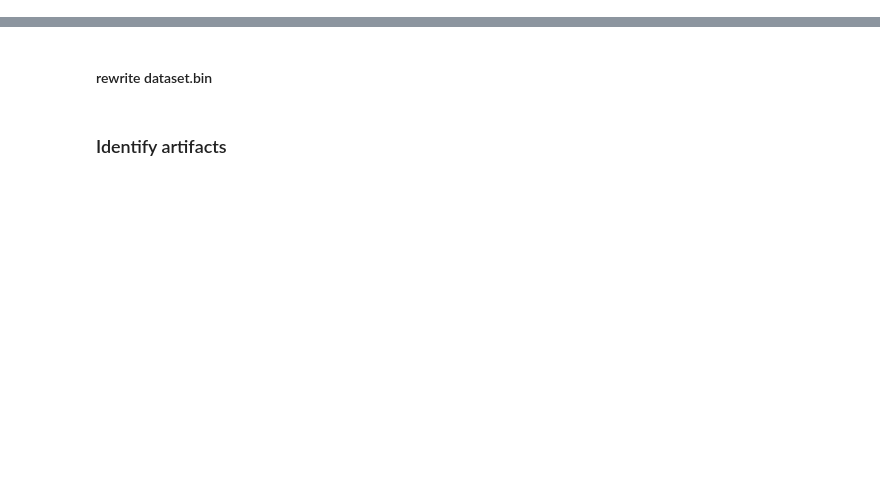
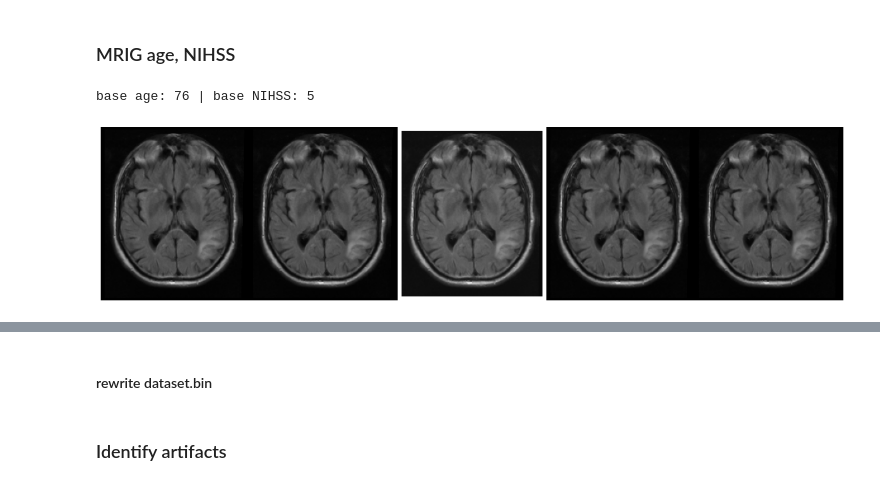
Before and after one commit to clintonjwang/spatial-intensity-transforms, a Jupyter notebook: sitgan/scratchpad.ipynb, the cells around one changed output, grey strips where cells are left out. Drawn from its saved outputs; the diff is of its cells as text; code cells hidden in the pictures; blank space fills up the shorter version.

```diff
--- a/sitgan/scratchpad.ipynb
+++ b/sitgan/scratchpad.ipynb
@@ -119,0 +202,2 @@ path = "/data/vision/polina/projects/wmh/clintonw/raw_data/dcm/21/2100009092/000
+# %% [markdown]
+### MRIG age, NIHSS
@@ -119,0 +221,63 @@ path = "/data/vision/polina/projects/wmh/clintonw/raw_data/dcm/21/2100009092/000
+# %%
+# age
+job = "constrained_dit_m_star"
+age_mean,age_scale = np.load(osp.join(ANALYSIS_DIR, "mrigenie_normalizations.npy"))[0]
+nihss_mean,nihss_scale = np.load(osp.join(ANALYSIS_DIR, "mrigenie_normalizations.npy"))[1]
+subject_id = "005_T2_FLAIR_TRA_0_2300000230"
+dp = mrigenie.get_midslice_for_subject(subject_id)
+base_age = round(dp["attributes"][0].item() * age_scale + age_mean)
+base_nihss = round(dp["attributes"][1].item() * nihss_scale + nihss_mean)
+print("base age:",base_age, "| base NIHSS:", base_nihss)
+models, args = job_mgmt.get_job_model_and_args(job)
+model_type = args["network"]["type"]
+G=models["G"]
+_, transforms = data_tx.get_transforms(args)
+dp = transforms([dp])[0]
+# %% [output]
+base age: 76 | base NIHSS: 5
+# %%
+gt_ix = 2
+age_diffs = torch.cat((torch.arange(-20,-4,5), torch.arange(5,21,5)))[4-gt_ix:8-gt_ix]
+dY = age_diffs.cuda().unsqueeze(1).tile(3)
+dY[:,0].zero_()
+dY[:,2:].zero_()
+X_0 = dp["image"].cuda().unsqueeze(0).tile(4,1,1,1)
+attr_gt = dp["attributes"].cuda()
+attr_gt = torch.where(torch.isnan(attr_gt), torch.randn_like(attr_gt), attr_gt).unsqueeze(0).tile(4,1)
+with torch.no_grad():
+    if model_type == "CVAE":
+        X_est = G(X_0, y=attr_gt, dy=dY/age_scale)
+    elif model_type == "CAAE":
+        attr_targ = attr_gt + (dY/age_scale)
+        X_est = G(X_0, y=attr_targ)
+    else:
+        X_est = G(X_0, dY/age_scale)
+X_est = X_est.cpu().squeeze(1)
+X_0 = dp["image"].squeeze()
+# %%
+gt_ix = 2
+age_diffs = torch.cat((torch.arange(-40,-9,10), torch.arange(10,41,10)))[4-gt_ix:8-gt_ix]
+dY = age_diffs.cuda().unsqueeze(1).tile(3)
+dY[:,1:].zero_()
+X_0 = dp["image"].cuda().unsqueeze(0).tile(4,1,1,1)
+attr_gt = dp["attributes"].cuda()
+attr_gt = torch.where(torch.isnan(attr_gt), torch.randn_like(attr_gt), attr_gt).unsqueeze(0).tile(4,1)
+with torch.no_grad():
+    if model_type == "CVAE":
+        X_est = G(X_0, y=attr_gt, dy=dY/age_scale)
+    elif model_type == "CAAE":
+        attr_targ = attr_gt + (dY/age_scale)
+        X_est = G(X_0, y=attr_targ)
+    else:
+        X_est = G(X_0, dY/age_scale)
+X_est = X_est.cpu().squeeze(1)
+X_0 = dp["image"].squeeze()
+# %%
+border = 5
+X_0[:border] = X_0[-border:] = X_0[:,:border] = X_0[:,-border:] = X_0.max()
+img = torch.cat((*X_est[:2], X_0, *X_est[2:]), dim=1)
+img = rescale_clip(img)
+plt.rcParams["figure.figsize"] = (20.0, 16.0)
+plt.imshow(img, cmap="gray"); plt.axis('off');
+# %% [output]
+[figure, added]
```
Also changed, not shown: parts of 78 cells of this notebook, 26 other files.
